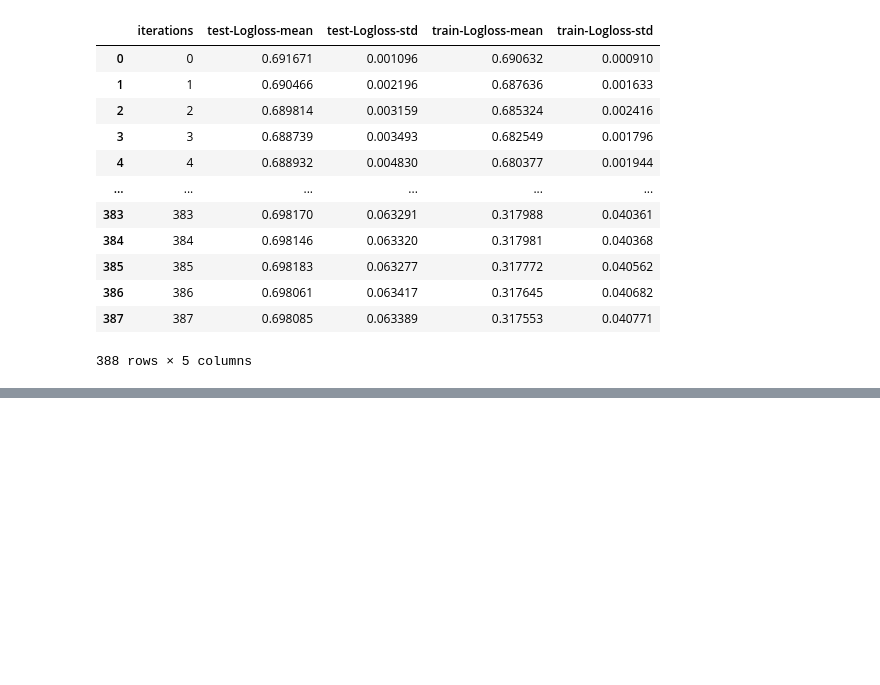
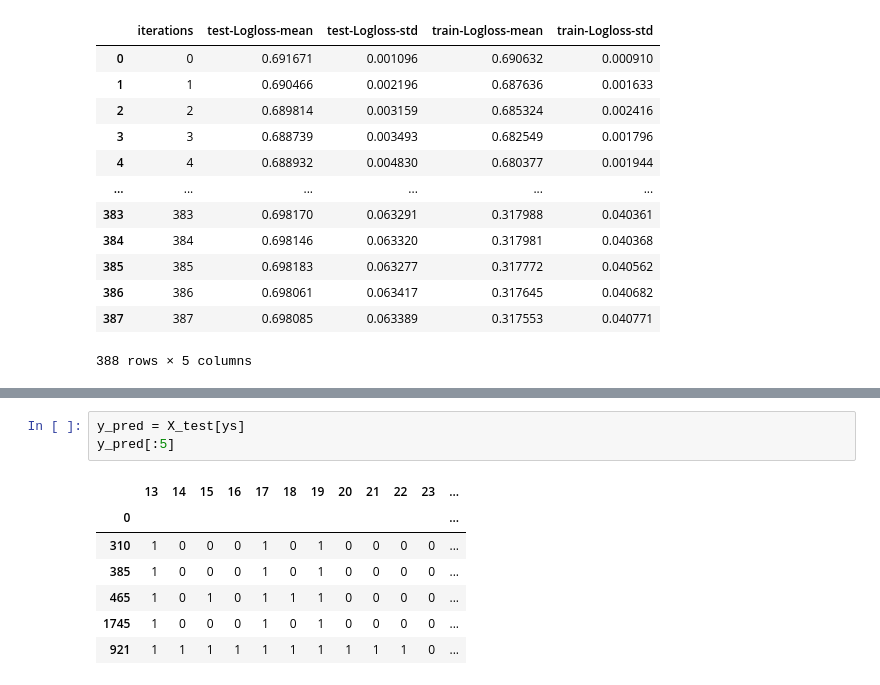
Before and after one commit to SergeyB81/Portfolio-DS, a Jupyter notebook: Тестовое CG/Bank-62-68/bank_ds_trainee_test_case.ipynb, the cells around one changed output, grey strips where cells are left out. Saved outputs shown, nothing was run; the diff lists cells and outputs as text; blank space fills up the shorter version.

```diff
--- a/Тестовое CG/Bank-62-68/bank_ds_trainee_test_case.ipynb
+++ b/Тестовое CG/Bank-62-68/bank_ds_trainee_test_case.ipynb
@@ -1613,0 +1930,11 @@ scores
+# %%
+y_pred = X_test[ys]
+y_pred[:5]
+# %% [output]
+|  | 13 | 14 | 15 | 16 | 17 | 18 | 19 | 20 | 21 | 22 | 23 | ... |
+| 0 |  |  |  |  |  |  |  |  |  |  |  | ... |
+| 310 | 1 | 0 | 0 | 0 | 1 | 0 | 1 | 0 | 0 | 0 | 0 | ... |
+| 385 | 1 | 0 | 0 | 0 | 1 | 0 | 1 | 0 | 0 | 0 | 0 | ... |
+| 465 | 1 | 0 | 1 | 0 | 1 | 1 | 1 | 0 | 0 | 0 | 0 | ... |
+| 1745 | 1 | 0 | 0 | 0 | 1 | 0 | 1 | 0 | 0 | 0 | 0 | ... |
+| 921 | 1 | 1 | 1 | 1 | 1 | 1 | 1 | 1 | 1 | 1 | 0 | ... |
```
Also changed, not shown: parts of 72 cells of this notebook.
